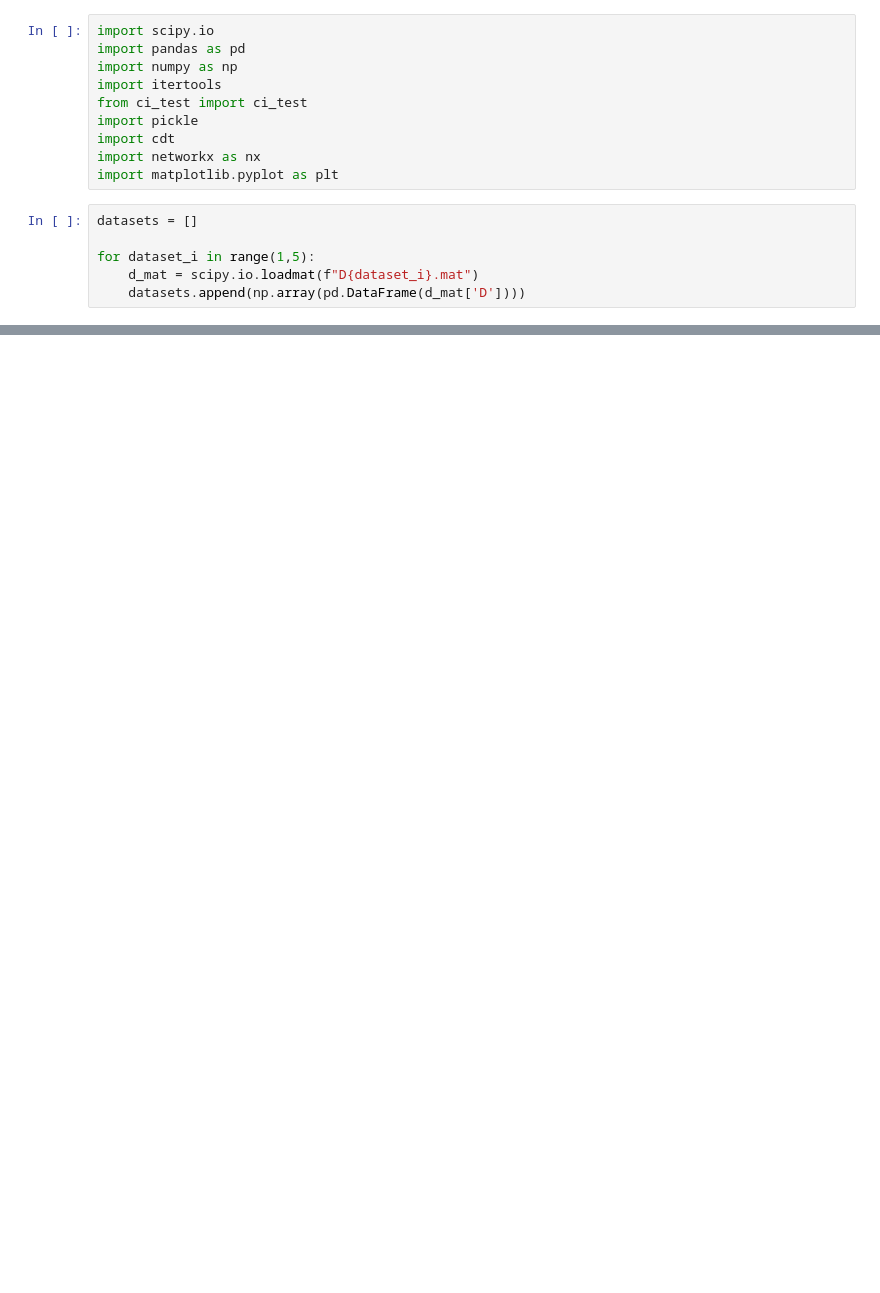
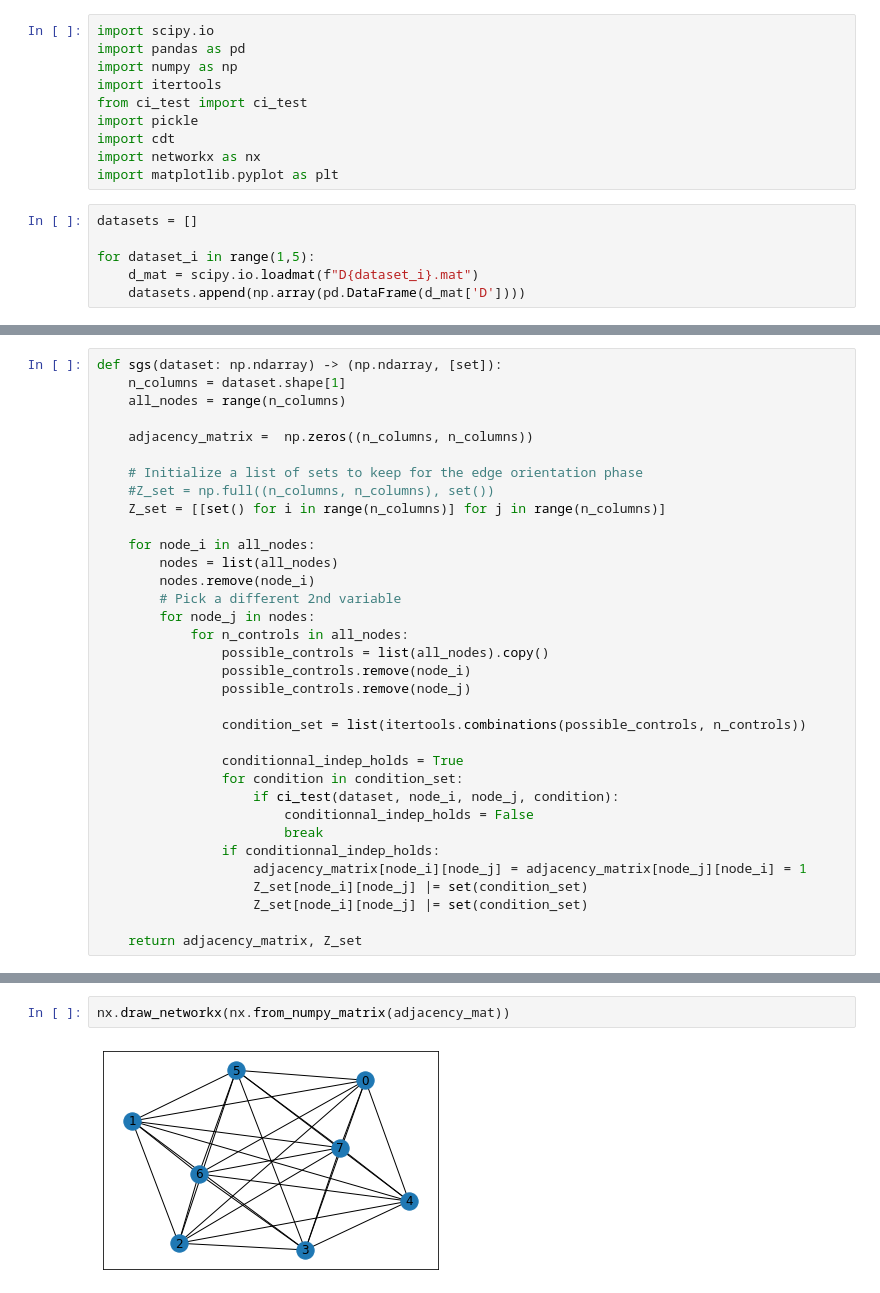
Before and after one commit to 0xMarmelade/mgt-416-causal-inference, a Jupyter notebook: Final Project/Final Project/ex1.ipynb, the cells around one changed output, grey strips where cells are left out. Saved outputs shown, nothing was run; the diff lists cells and outputs as text; blank space fills up the shorter version.

Commit message:
added PC1 & moralizing step for orientation

```diff
--- a/Final Project/Final Project/ex1.ipynb
+++ b/Final Project/Final Project/ex1.ipynb
@@ -16,0 +19,34 @@ for dataset_i in range(1,5):
+# %%
+def sgs(dataset: np.ndarray) -> (np.ndarray, [set]):
+    n_columns = dataset.shape[1]
+    all_nodes = range(n_columns)
+
+    adjacency_matrix =  np.zeros((n_columns, n_columns))
+
+    # Initialize a list of sets to keep for the edge orientation phase
+    #Z_set = np.full((n_columns, n_columns), set())
+    Z_set = [[set() for i in range(n_columns)] for j in range(n_columns)]
+
+    for node_i in all_nodes:
+        nodes = list(all_nodes)
+        nodes.remove(node_i)
+        # Pick a different 2nd variable
+        for node_j in nodes:
+            for n_controls in all_nodes:
+                possible_controls = list(all_nodes).copy()
+                possible_controls.remove(node_i)
+                possible_controls.remove(node_j)
+
+                condition_set = list(itertools.combinations(possible_controls, n_controls))
+
+                conditionnal_indep_holds = True
+                for condition in condition_set:
+                    if ci_test(dataset, node_i, node_j, condition):
+                        conditionnal_indep_holds = False
+                        break
+                if conditionnal_indep_holds:
+                    adjacency_matrix[node_i][node_j] = adjacency_matrix[node_j][node_i] = 1
+                    Z_set[node_i][node_j] |= set(condition_set)
+                    Z_set[node_i][node_j] |= set(condition_set)
+
+    return adjacency_matrix, Z_set
@@ -128,0 +170,4 @@ directed_graph = orient_meek2(datasets[i], orientmeek1(datasets[i], directed_gra
+# %%
+nx.draw_networkx(nx.from_numpy_matrix(adjacency_mat))
+# %% [output]
+[figure, added]
```
Also changed, not shown: parts of 17 cells of this notebook.
